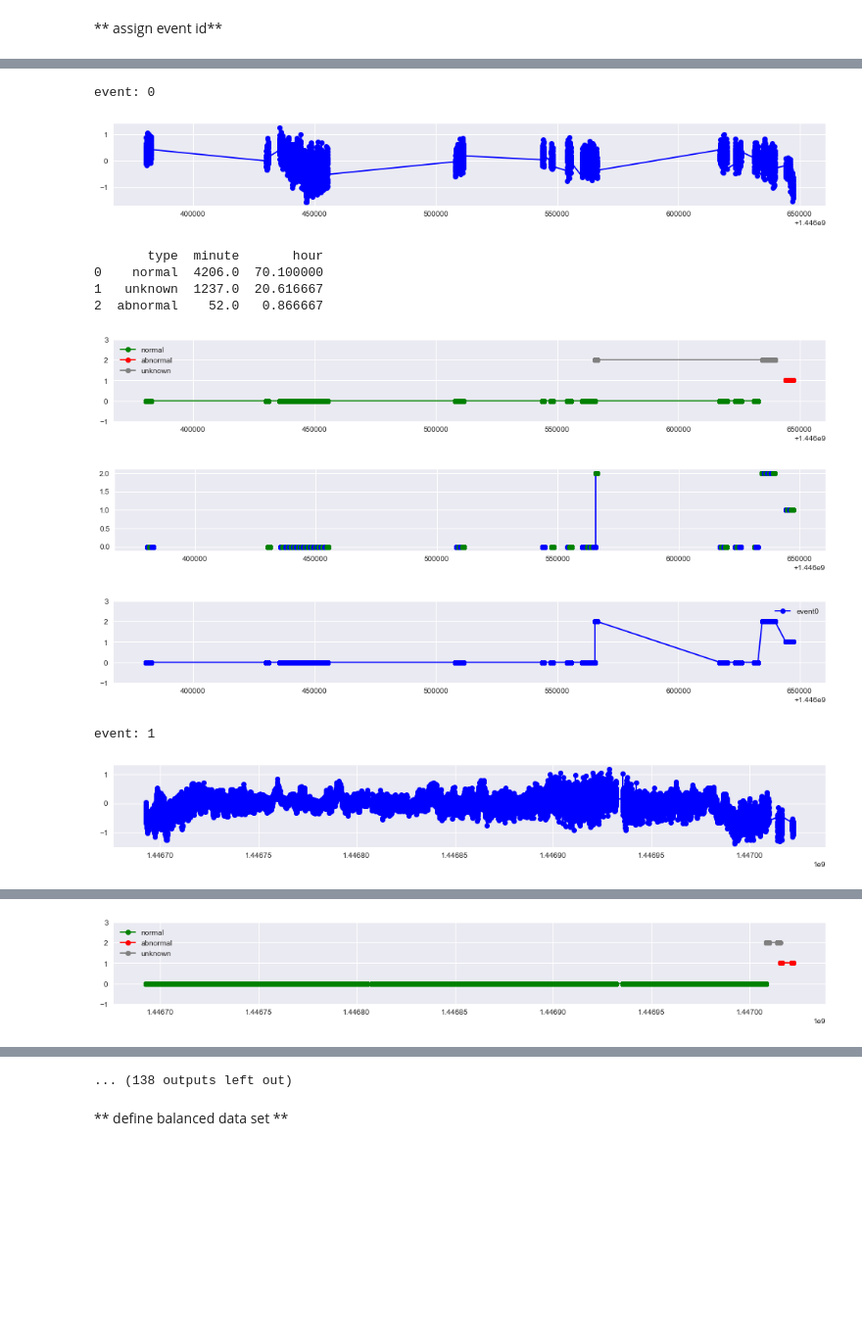
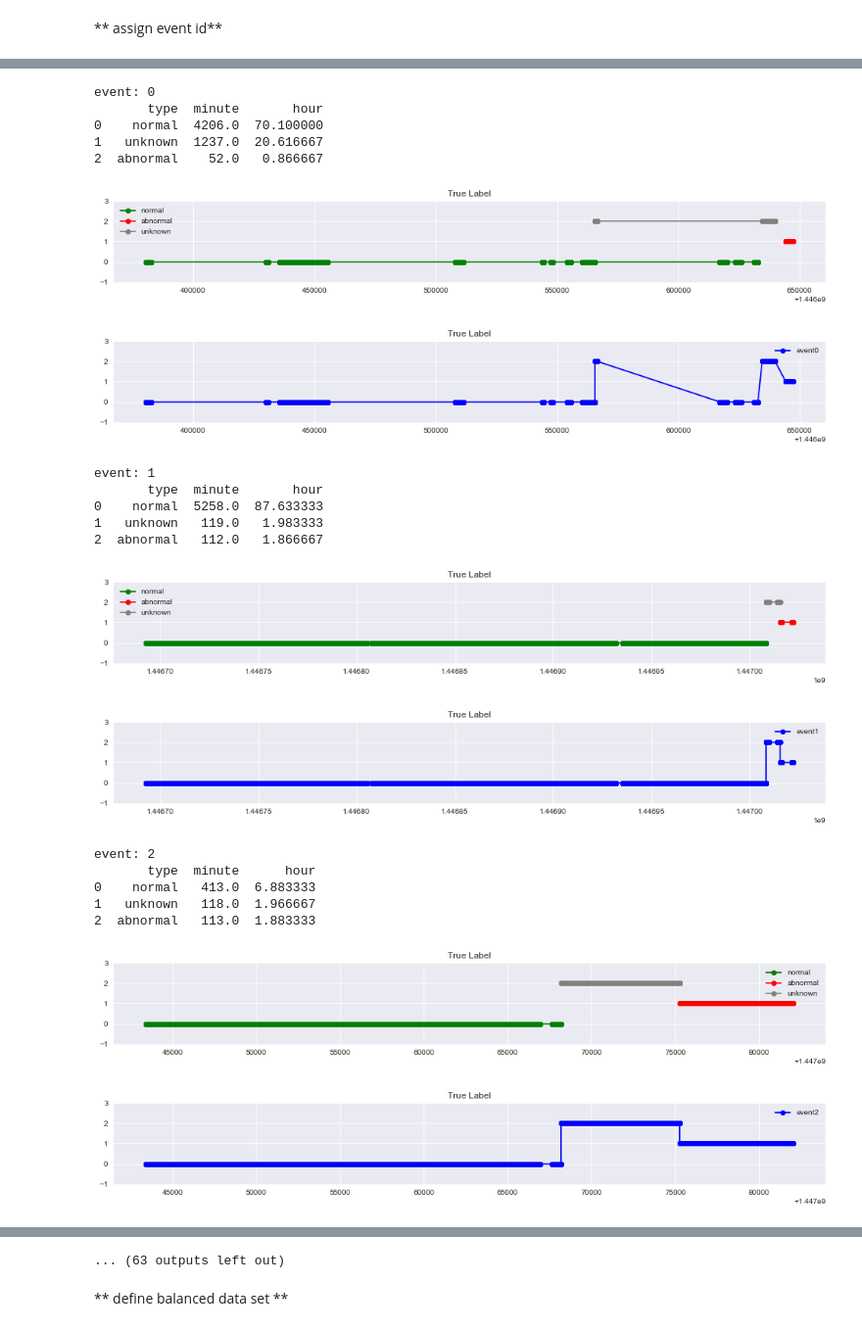
Before and after one commit to Backlu/CAICTCompetition, a Jupyter notebook: icd-Data_Sampling.ipynb, the cells around one changed output, grey strips where cells are left out. Shown: that part at 98% size. Cells and saved outputs as stored; diff of their text form; code cells hidden in the pictures; blank space fills up the shorter version.

```diff
--- a/icd-Data_Sampling.ipynb
+++ b/icd-Data_Sampling.ipynb
@@ -8,3 +16,5 @@ http://www.industrial-bigdata.com/competition/competitionAction!showDetail.actio
+# %%
+plotchart=False #控制要不要畫每個event的圖
 # %% [markdown]
 ### **Load Data and Modules**
 # %% [markdown]
@@ -240,15 +307,26 @@ events_summary_15
 # %%
-for eventid in set(data_15['event']):
-    dummy = event_info(data_15,eventid)
+if(plotchart):
+    for eventid in set(data_15['event']):
+        dummy = event_info(data_15,eventid)
 # %% [output]
 event: 0
+       type  minute       hour
+0    normal  4206.0  70.100000
+1   unknown  1237.0  20.616667
+2  abnormal    52.0   0.866667
-[figure, old version]
+[figure, new version]
+[figure, new version]
+event: 1
        type  minute       hour
-0    normal  4206.0  70.100000
-1   unknown  1237.0  20.616667
-2  abnormal    52.0   0.866667
+0    normal  5258.0  87.633333
+1   unknown   119.0   1.983333
+2  abnormal   112.0   1.866667
-[figure, old version]
-[figure, old version]
+[figure, new version]
-[figure, old version]
+[figure, new version]
-event: 1
+event: 2
+       type  minute      hour
+0    normal   413.0  6.883333
+1   unknown   118.0  1.966667
+2  abnormal   113.0  1.883333
-[figure, old version]
+[figure, new version]
+[figure, new version]
@@ -259 +337,0 @@ event: 1
-[figure, old version]
@@ -262,3 +340,3 @@ event: 1
-... (138 outputs left out)
+... (63 outputs left out)
 # %% [markdown]
 ** define balanced data set **
```
Also changed, not shown: parts of 28 cells of this notebook, 6 other files.
